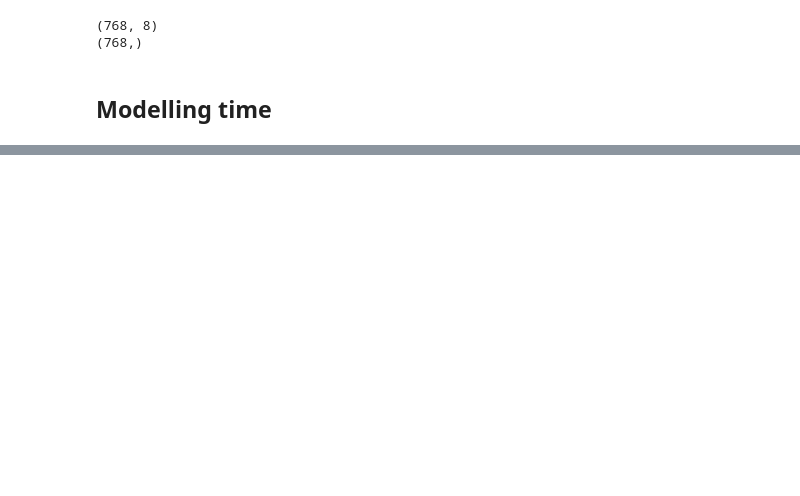
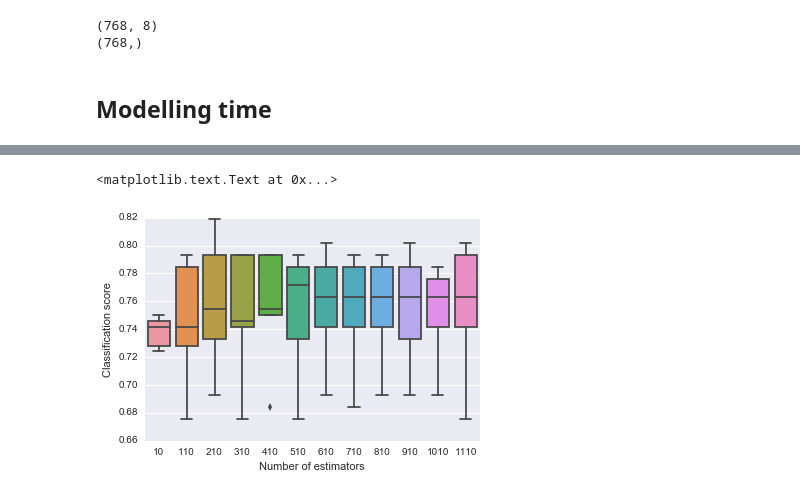
Before and after one commit to SeanBE/notebooks, a Jupyter notebook: DiabetesBinaryClassification.ipynb, the cells around one changed output, grey strips where cells are left out. Saved outputs shown, nothing was run; the diff lists cells and outputs as text; code cells hidden in the pictures; blank space fills up the shorter version.

```diff
--- a/DiabetesBinaryClassification.ipynb
+++ b/DiabetesBinaryClassification.ipynb
@@ -191,0 +214,18 @@ yPredictions = clf.predict(xTest)
+# %%
+# Random Forest Classifier using cross validation
+
+cvScores = []
+
+estimators = range(10,1200,100)
+
+for e in estimators:
+    clf = RandomForestClassifier(class_weight='balanced', n_estimators=e)
+    cvScores.append(cross_val_score(clf, xTrain, yTrain, cv=5))
+
+
+sns.boxplot(x=estimators,y=cvScores)
+plt.xlabel('Number of estimators')
+plt.ylabel('Classification score')
+# %% [output]
+<matplotlib.text.Text at 0x...>
+[figure, added]
```
Also changed, not shown: parts of 9 cells of this notebook.
